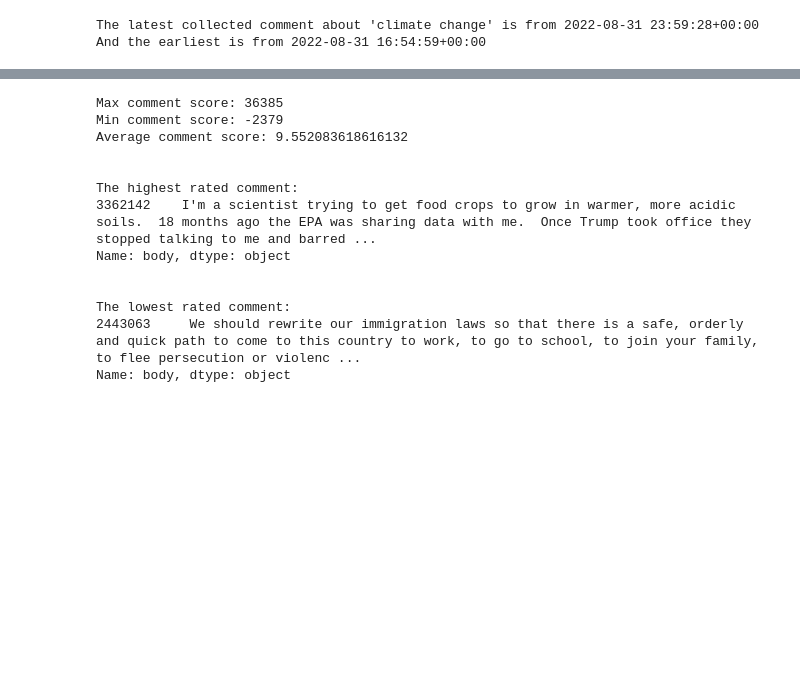
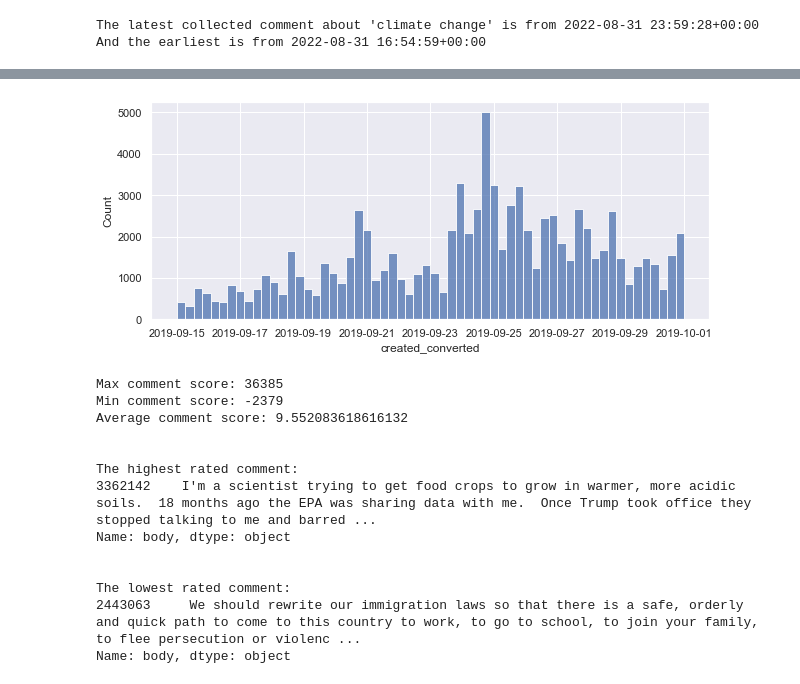
Before and after one commit to anjaghub/datascience_project_2023, a Jupyter notebook: reddit_climate_change.ipynb, the cells around one changed output, grey strips where cells are left out. Saved outputs shown, nothing was run; the diff lists cells and outputs as text; code cells hidden in the pictures; blank space fills up the shorter version.

```diff
--- a/reddit_climate_change.ipynb
+++ b/reddit_climate_change.ipynb
@@ -94,3 +117,13 @@ plt.show()
+# %%
+# Understanding the peak
+peak_data_comments = raw_comments[(raw_comments['created_converted'] > '2019-09-15') & (raw_comments['created_converted'] <= '2019-10-01')]
+
+plt.figure(figsize=(10,4))
+sns.set(style="darkgrid")
+sns.histplot(data=peak_data_comments, x="created_converted")
+plt.show()
+# %% [output]
+[figure, added]
 # %%
 # Comment score summary statistics
 print("Max comment score:",max(raw_comments["score"]))
```
Also changed, not shown: parts of 6 cells of this notebook.
